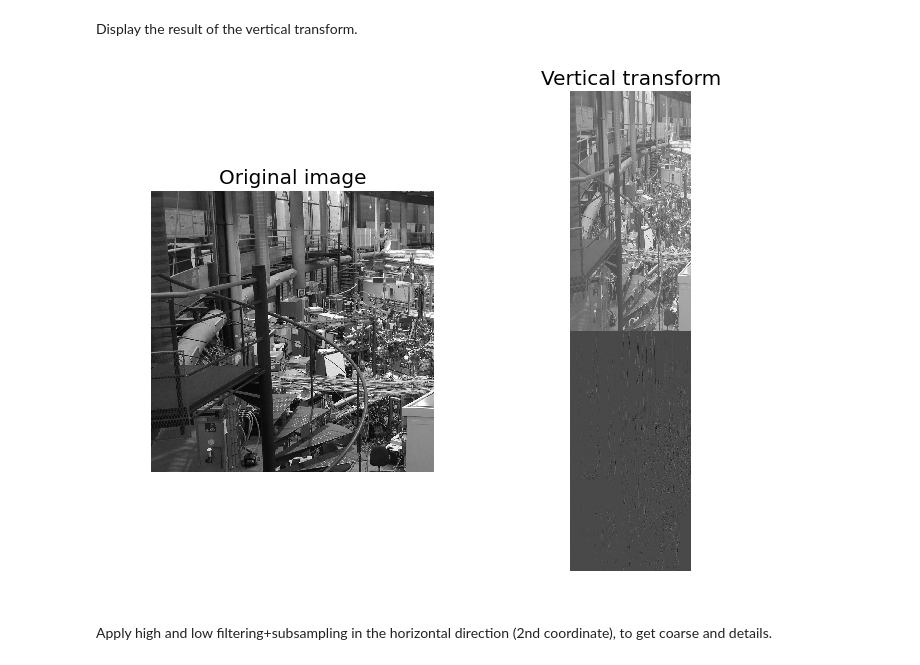
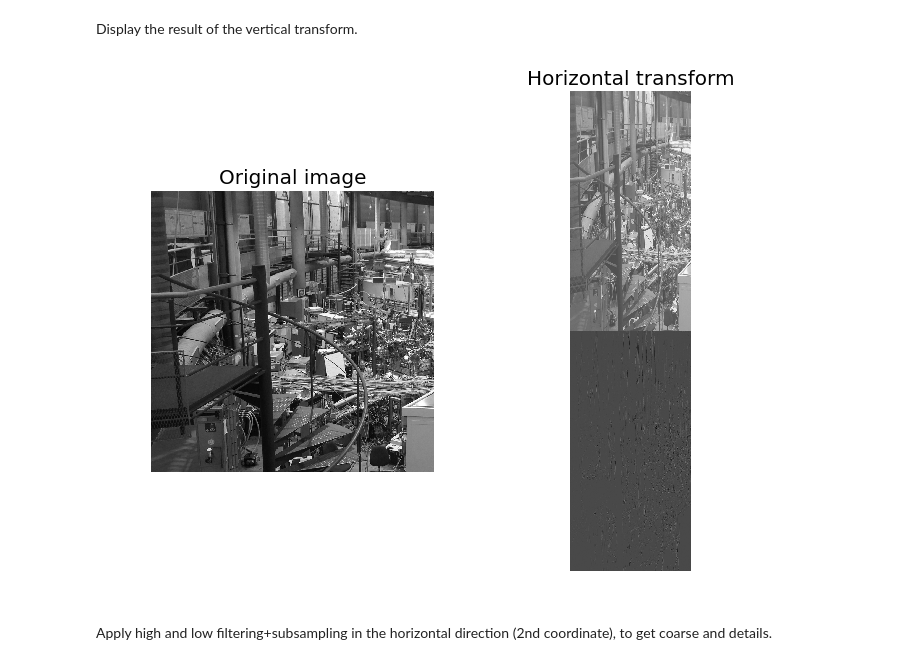
Before and after one commit to arsenal9971/FAIII, a Jupyter notebook: faiii_ha8_bessyii_julia.ipynb, the cells around one changed output. Saved outputs shown, nothing was run; the diff lists cells and outputs as text; code cells hidden in the pictures.

```diff
--- a/faiii_ha8_bessyii_julia.ipynb
+++ b/faiii_ha8_bessyii_julia.ipynb
@@ -331,9 +331,9 @@ Display the result of the vertical transform.
 # %%
 clf;
 imageplot(f,"Original image",1,2,1);
-imageplot(B,"Vertical transform",1,2,2);
+imageplot(B,"Horizontal transform",1,2,2);
 # %% [output]
-[figure, old version]
+[figure, new version]
 # %% [markdown]
 Apply high and low filtering+subsampling in the horizontal direction (2nd coordinate),
 to get coarse and details.
```
Also changed, not shown: parts of 3 cells of this notebook, 3 other files.
